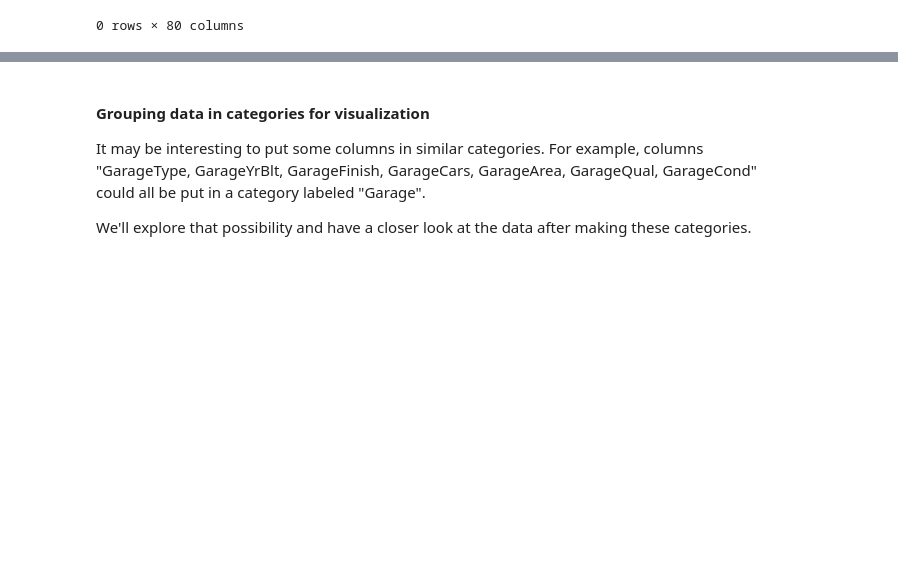
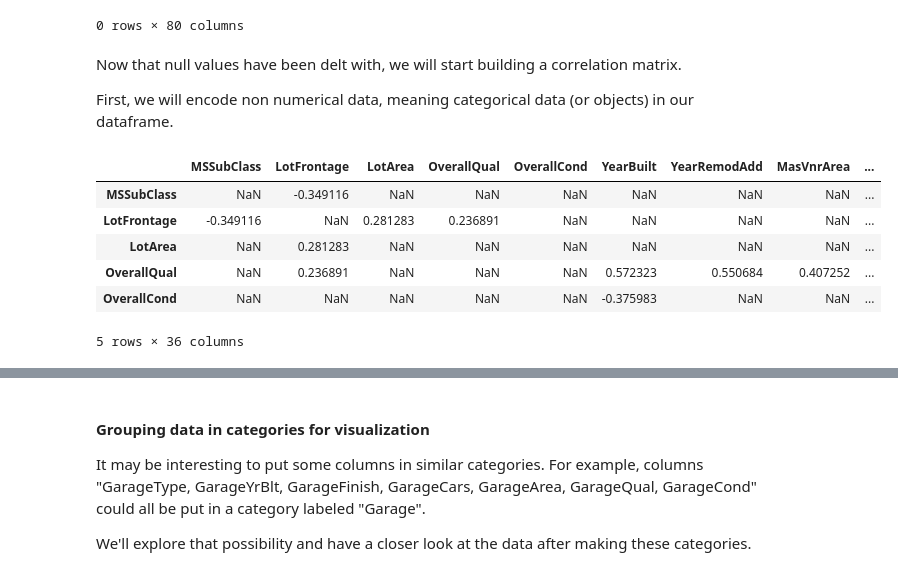
Before and after one commit to vin-br/house-prices, a Jupyter notebook: House Prices.ipynb, the cells around one changed output, grey strips where cells are left out. Drawn from its saved outputs; the diff is of its cells as text; code cells hidden in the pictures; blank space fills up the shorter version.

```diff
--- a/House Prices.ipynb
+++ b/House Prices.ipynb
@@ -288,3 +300,19 @@ dataset.loc[dataset["GarageYrBlt"].isnull(), :]
 |  | MSSubClass | MSZoning | LotFrontage | LotArea | Street | Alley | LotShape | LandContour | Utilities | ... |
 | Id |  |  |  |  |  |  |  |  |  | ... |
 0 rows × 80 columns
+# %% [markdown]
+Now that null values have been delt with, we will start building a correlation matrix.
+
+First, we will encode non numerical data, meaning categorical data (or objects) in our dataframe.
+# %%
+dataset_corr = dataset.corr()
+dataset_corr_filtered = dataset_corr[((dataset_corr >= .2) | (dataset_corr <= -.2)) & (dataset_corr !=1.000)]
+dataset_corr_filtered.head()
+# %% [output]
+|  | MSSubClass | LotFrontage | LotArea | OverallQual | OverallCond | YearBuilt | YearRemodAdd | MasVnrArea | ... |
+| MSSubClass | NaN | -0.349116 | NaN | NaN | NaN | NaN | NaN | NaN | ... |
+| LotFrontage | -0.349116 | NaN | 0.281283 | 0.236891 | NaN | NaN | NaN | NaN | ... |
+| LotArea | NaN | 0.281283 | NaN | NaN | NaN | NaN | NaN | NaN | ... |
+| OverallQual | NaN | 0.236891 | NaN | NaN | NaN | 0.572323 | 0.550684 | 0.407252 | ... |
+| OverallCond | NaN | NaN | NaN | NaN | NaN | -0.375983 | NaN | NaN | ... |
+5 rows × 36 columns
```
Also changed, not shown: parts of 6 cells of this notebook.
